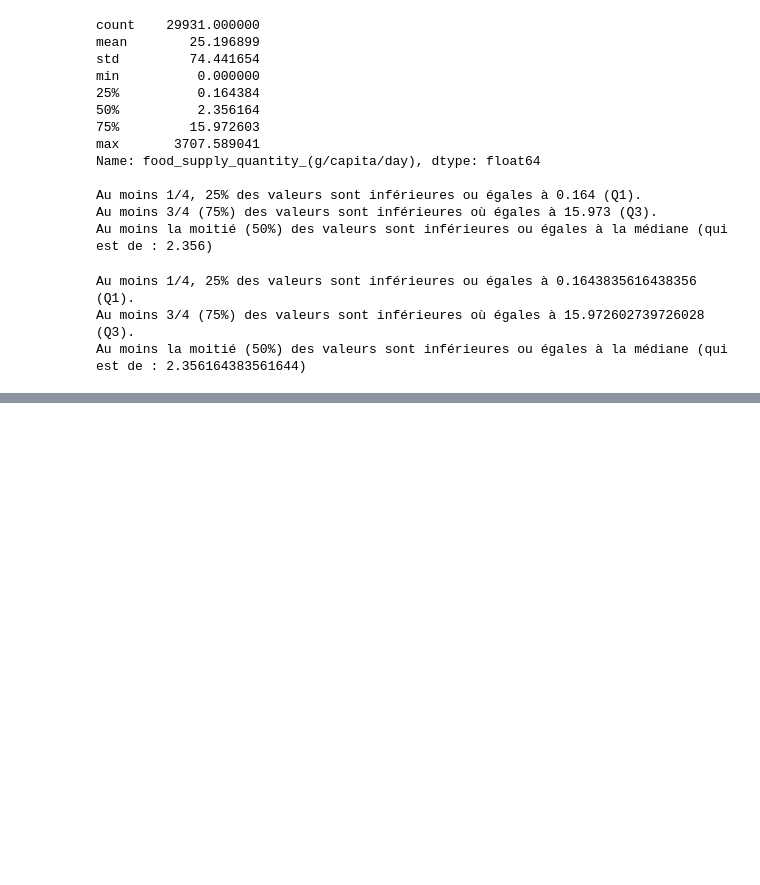
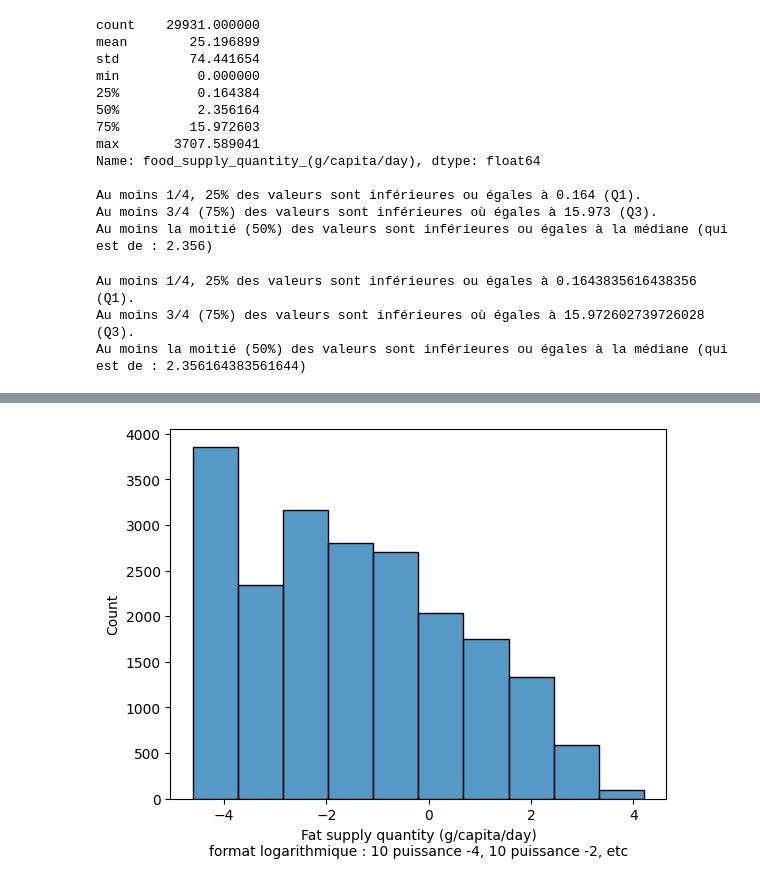
Before and after one commit to t7bo/projet-brief-pandas, a Jupyter notebook: tibo.ipynb, the cells around one changed output, grey strips where cells are left out. Drawn from its saved outputs; the diff is of its cells as text; code cells hidden in the pictures; blank space fills up the shorter version.

```diff
--- a/tibo.ipynb
+++ b/tibo.ipynb
@@ -448,0 +458,12 @@ Au moins la moitié (50%) des valeurs sont inférieures ou égales à la médian
+# %%
+data = final_df["fat_supply_quantity_(g/capita/day)"]
+data = np.log(data)
+sns.histplot(data, bins=10, palette="dark")
+sns.color_palette("dark")
+# sns.barplot(x=np.arange(len(data)), y=data, palette="viridis")
+plt.xlabel("Fat supply quantity (g/capita/day)\nformat logarithmique : 10 puissance -4, 10 puissance -2, etc")
+# sns.distplot(data)
+plt.show()
+#les chiffres en X sont des 10 puissance chiffre (ex -4 = 10 puissance - 4)
+# %% [output]
+[figure, added]
```
Also changed, not shown: parts of 5 cells of this notebook.
